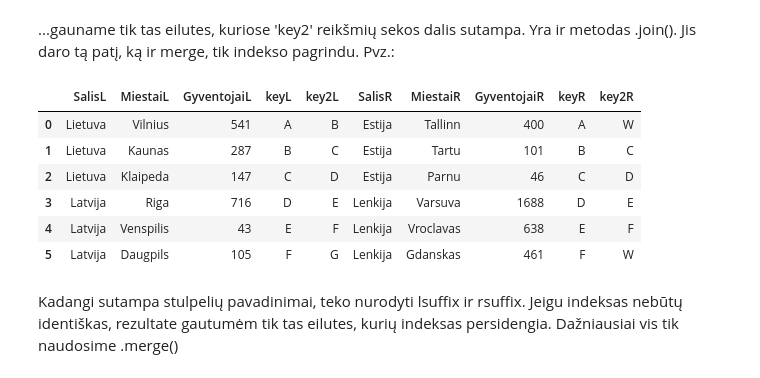
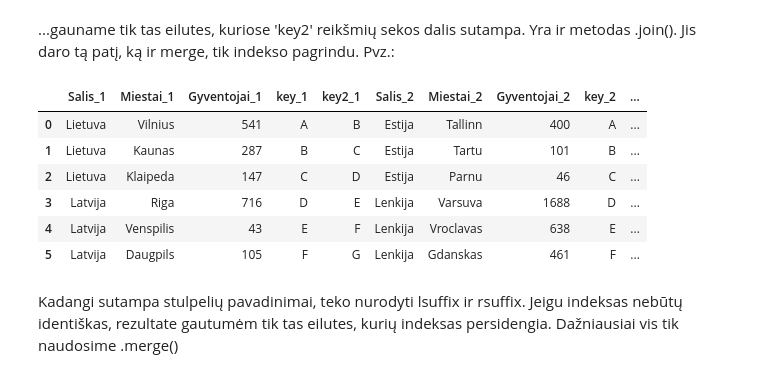
Before and after one commit to IngridaVaitkuviene/ptu5_antra_dalis, a Jupyter notebook: _1010_pandas_valymas.ipynb, the cells around one changed output. Drawn from its saved outputs; the diff is of its cells as text; code cells hidden in the pictures.

```diff
--- a/_1010_pandas_valymas.ipynb
+++ b/_1010_pandas_valymas.ipynb
@@ -512,14 +525,14 @@ mtop, mpl
 ...gauname tik tas eilutes, kuriose 'key2' reikšmių sekos dalis sutampa.
 Yra ir metodas .join(). Jis daro tą patį, ką ir merge, tik indekso pagrindu. Pvz.:
 # %%
-mtop.join(mpl, lsuffix='L', rsuffix='R')
+mtop.join(mpl, lsuffix='_1', rsuffix='_2').join(mpl)
 # %% [output]
-|  | SalisL | MiestaiL | GyventojaiL | keyL | key2L | SalisR | MiestaiR | GyventojaiR | keyR | key2R |
-| 0 | Lietuva | Vilnius | 541 | A | B | Estija | Tallinn | 400 | A | W |
-| 1 | Lietuva | Kaunas | 287 | B | C | Estija | Tartu | 101 | B | C |
-| 2 | Lietuva | Klaipeda | 147 | C | D | Estija | Parnu | 46 | C | D |
-| 3 | Latvija | Riga | 716 | D | E | Lenkija | Varsuva | 1688 | D | E |
-| 4 | Latvija | Venspilis | 43 | E | F | Lenkija | Vroclavas | 638 | E | F |
-| 5 | Latvija | Daugpils | 105 | F | G | Lenkija | Gdanskas | 461 | F | W |
+|  | Salis_1 | Miestai_1 | Gyventojai_1 | key_1 | key2_1 | Salis_2 | Miestai_2 | Gyventojai_2 | key_2 | ... |
+| 0 | Lietuva | Vilnius | 541 | A | B | Estija | Tallinn | 400 | A | ... |
+| 1 | Lietuva | Kaunas | 287 | B | C | Estija | Tartu | 101 | B | ... |
+| 2 | Lietuva | Klaipeda | 147 | C | D | Estija | Parnu | 46 | C | ... |
+| 3 | Latvija | Riga | 716 | D | E | Lenkija | Varsuva | 1688 | D | ... |
+| 4 | Latvija | Venspilis | 43 | E | F | Lenkija | Vroclavas | 638 | E | ... |
+| 5 | Latvija | Daugpils | 105 | F | G | Lenkija | Gdanskas | 461 | F | ... |
 # %% [markdown]
 Kadangi sutampa stulpelių pavadinimai, teko nurodyti lsuffix ir rsuffix. Jeigu indeksas nebūtų identiškas, rezultate gautumėm tik tas eilutes, kurių indeksas persidengia. Dažniausiai vis tik naudosime .merge()
```
Also changed, not shown: parts of 3 cells of this notebook, 5 other files.
